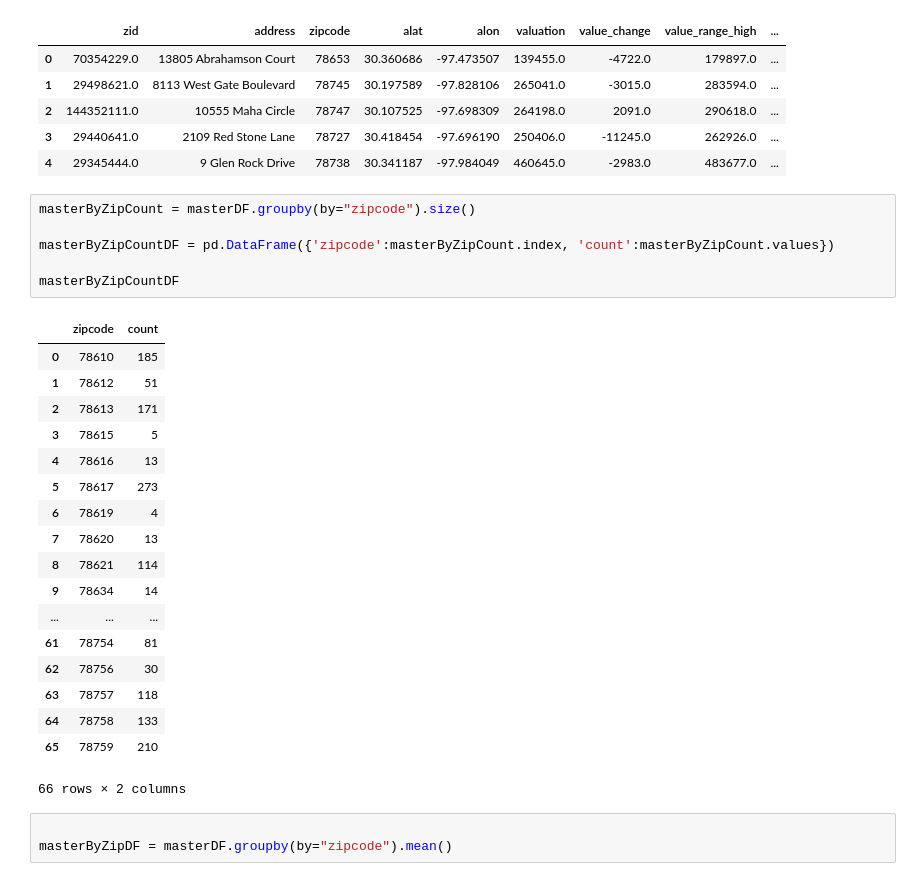
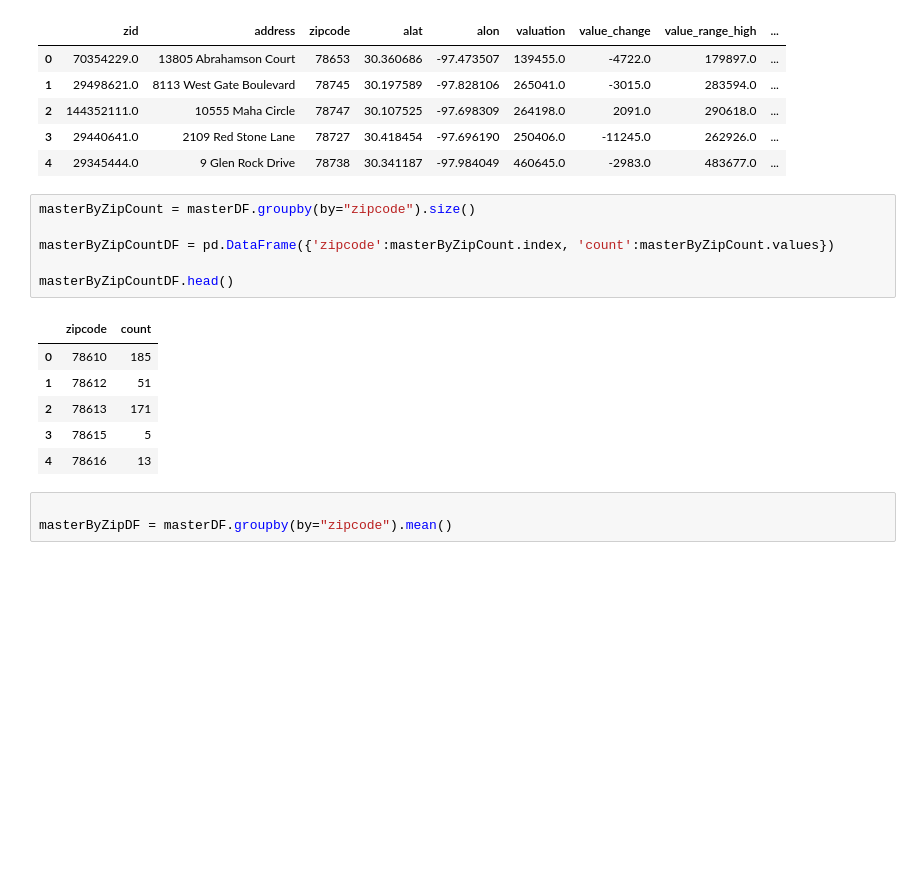
Before and after one commit to vlarie/EPIC_team5_Project2, a Jupyter notebook: jupyter notebooks/tGeoAndData.ipynb, the cells around one changed output. Saved outputs shown, nothing was run; the diff lists cells and outputs as text; blank space fills up the shorter version.

```diff
--- a/jupyter notebooks/tGeoAndData.ipynb
+++ b/jupyter notebooks/tGeoAndData.ipynb
@@ -40,28 +40,16 @@ masterDF.head()
 # %%
 masterByZipCount = masterDF.groupby(by="zipcode").size()
 
 masterByZipCountDF = pd.DataFrame({'zipcode':masterByZipCount.index, 'count':masterByZipCount.values})
 
-masterByZipCountDF
+masterByZipCountDF.head()
 # %% [output]
 |  | zipcode | count |
 | 0 | 78610 | 185 |
 | 1 | 78612 | 51 |
 | 2 | 78613 | 171 |
 | 3 | 78615 | 5 |
 | 4 | 78616 | 13 |
-| 5 | 78617 | 273 |
-| 6 | 78619 | 4 |
-| 7 | 78620 | 13 |
-| 8 | 78621 | 114 |
-| 9 | 78634 | 14 |
-| ... | ... | ... |
-| 61 | 78754 | 81 |
-| 62 | 78756 | 30 |
-| 63 | 78757 | 118 |
-| 64 | 78758 | 133 |
-| 65 | 78759 | 210 |
-66 rows × 2 columns
 # %%
 
 masterByZipDF = masterDF.groupby(by="zipcode").mean()
```
Also changed, not shown: parts of 15 cells of this notebook, 2 other files.
